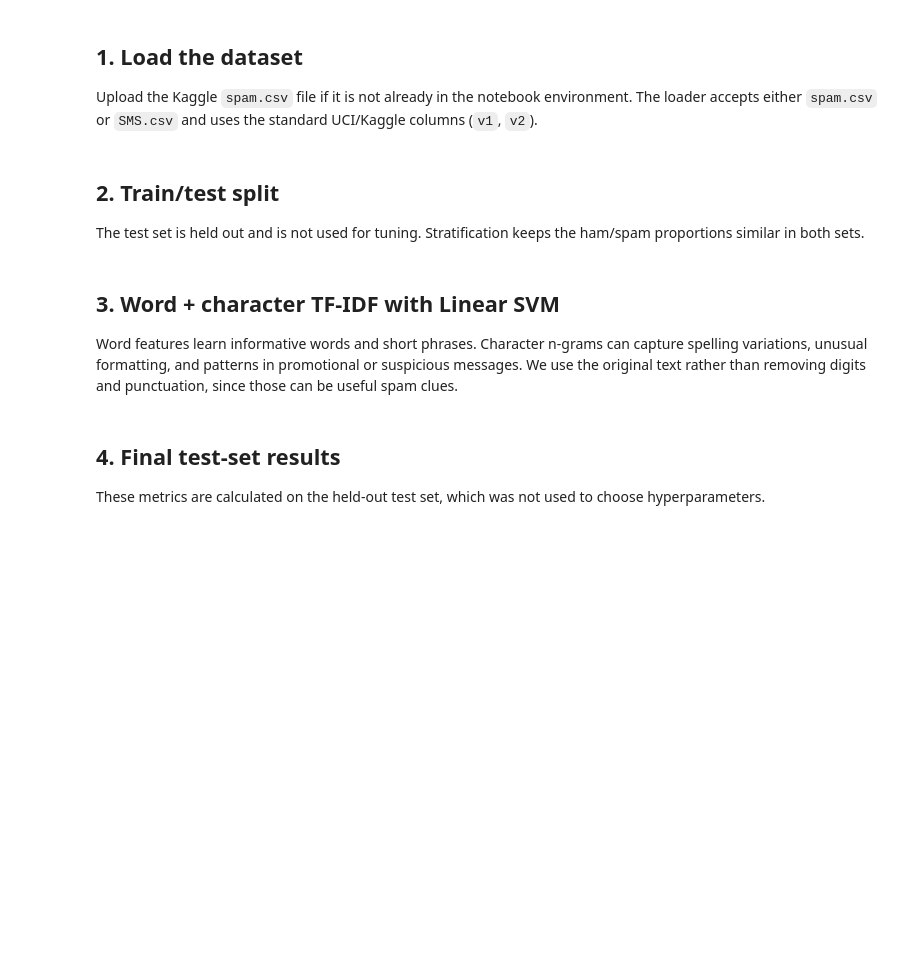
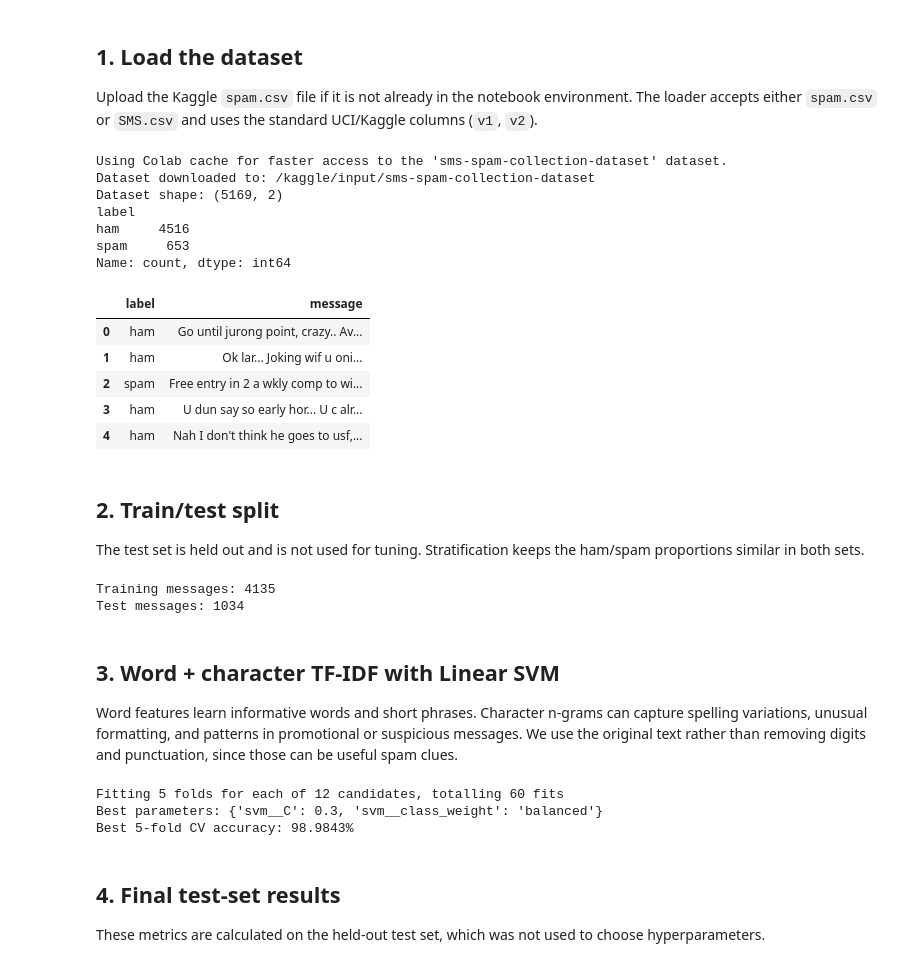
Before and after one commit to sasasaida/smsspamdetection, a Jupyter notebook: SMS_Spam_SVM.ipynb, the cells around one changed output. Cells and saved outputs as stored; diff of their text form; code cells hidden in the pictures; blank space fills up the shorter version.

```diff
--- a/SMS_Spam_SVM.ipynb
+++ b/SMS_Spam_SVM.ipynb
@@ -25,35 +30,65 @@ RANDOM_STATE = 42
 
 Upload the Kaggle `spam.csv` file if it is not already in the notebook environment. The loader accepts either `spam.csv` or `SMS.csv` and uses the standard UCI/Kaggle columns (`v1`, `v2`).
 # %%
-# Google Colab upload is optional; skip if the CSV is already present.
-if not (os.path.exists("spam.csv") or os.path.exists("SMS.csv")):
-    try:
-        from google.colab import files
-        uploaded = files.upload()
-    except ImportError:
-        print("Place spam.csv or SMS.csv in the current working directory.")
+path = kagglehub.dataset_download("uciml/sms-spam-collection-dataset")
 
-filename = "spam.csv" if os.path.exists("spam.csv") else "SMS.csv"
+print("Dataset downloaded to:", path)
+
+# Find the CSV file in the downloaded dataset
+csv_files = []
+for root, dirs, files in os.walk(path):
+    for file in files:
+        if file.lower() in ["spam.csv", "sms.csv"]:
+            csv_files.append(os.path.join(root, file))
+
+if not csv_files:
+    raise FileNotFoundError(
+        "Could not find spam.csv or SMS.csv in the Kaggle dataset."
+    )
+
+filename = csv_files[0]
 df = pd.read_csv(filename, encoding="latin-1")
 
-# The common Kaggle dataset uses v1=label, v2=message.
+# Support both common CSV formats
 if {"v1", "v2"}.issubset(df.columns):
-    df = df[["v1", "v2"]].rename(columns={"v1": "label", "v2": "message"})
+    df = df[["v1", "v2"]].rename(
+        columns={"v1": "label", "v2": "message"}
+    )
 elif {"label", "message"}.issubset(df.columns):
     df = df[["label", "message"]]
 else:
-    raise ValueError("Expected columns v1/v2 or label/message. Check the CSV format.")
+    raise ValueError(
+        "Expected columns v1/v2 or label/message. Check the CSV format."
+    )
 
+# Clean the dataset
 df = df.dropna(subset=["label", "message"]).copy()
 df["label"] = df["label"].astype(str).str.strip().str.lower()
 df = df[df["label"].isin(["ham", "spam"])]
 df["message"] = df["message"].astype(str)
 
-# Remove exact duplicate rows so repeated copies do not inflate evaluation.
-df = df.drop_duplicates(subset=["label", "message"]).reset_index(drop=True)
+# Remove exact duplicate rows
+df = df.drop_duplicates(
+    subset=["label", "message"]
+).reset_index(drop=True)
+
 print("Dataset shape:", df.shape)
 print(df["label"].value_counts())
 df.head()
+# %% [output]
+Using Colab cache for faster access to the 'sms-spam-collection-dataset' dataset.
+Dataset downloaded to: /kaggle/input/sms-spam-collection-dataset
+Dataset shape: (5169, 2)
+label
+ham     4516
+spam     653
+Name: count, dtype: int64
+|  | label | message |
+| 0 | ham | Go until jurong point, crazy.. Av... |
+| 1 | ham | Ok lar... Joking wif u oni... |
+| 2 | spam | Free entry in 2 a wkly comp to wi... |
+| 3 | ham | U dun say so early hor... U c alr... |
+| 4 | ham | Nah I don't think he goes to usf,... |
 # %% [markdown]
 ## 2. Train/test split
 
@@ -67,6 +102,9 @@ X_train, X_test, y_train, y_test = train_test_split(
 )
 print(f"Training messages: {len(X_train)}")
 print(f"Test messages: {len(X_test)}")
+# %% [output]
+Training messages: 4135
+Test messages: 1034
 # %% [markdown]
 ## 3. Word + character TF-IDF with Linear SVM
 
@@ -117,6 +155,10 @@ search.fit(X_train, y_train)
 
 print("Best parameters:", search.best_params_)
 print(f"Best 5-fold CV accuracy: {search.best_score_:.4%}")
+# %% [output]
+Fitting 5 folds for each of 12 candidates, totalling 60 fits
+Best parameters: {'svm__C': 0.3, 'svm__class_weight': 'balanced'}
+Best 5-fold CV accuracy: 98.9843%
 # %% [markdown]
 ## 4. Final test-set results
 
```
Also changed, not shown: parts of 6 cells of this notebook.
